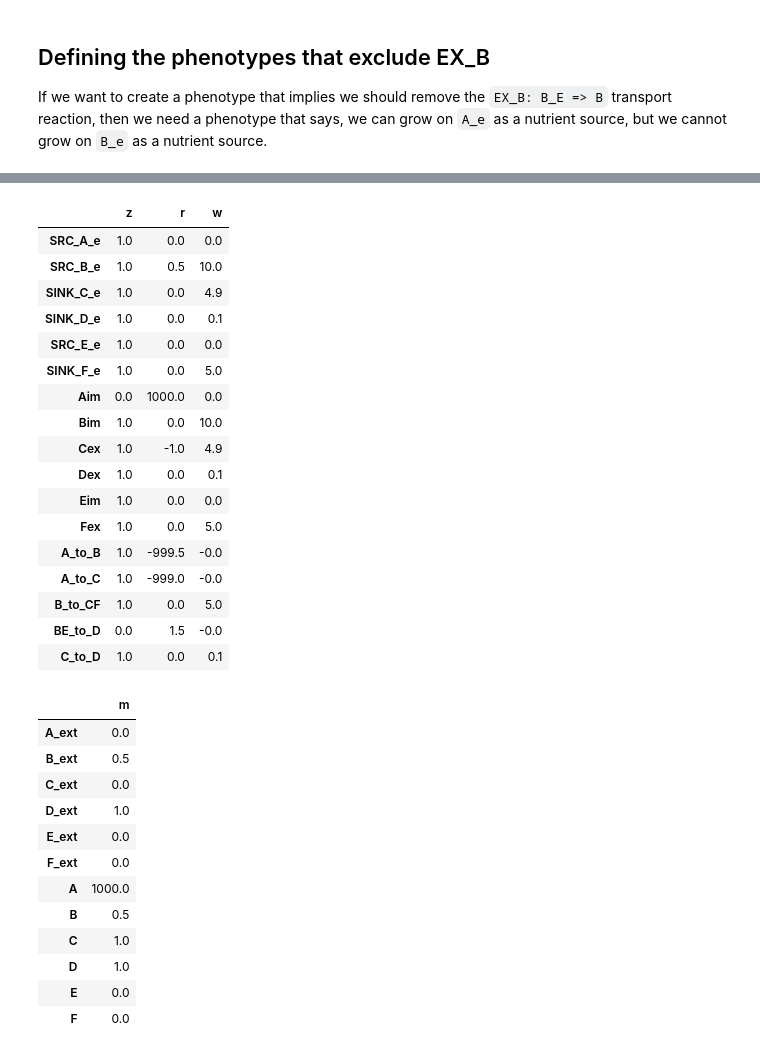
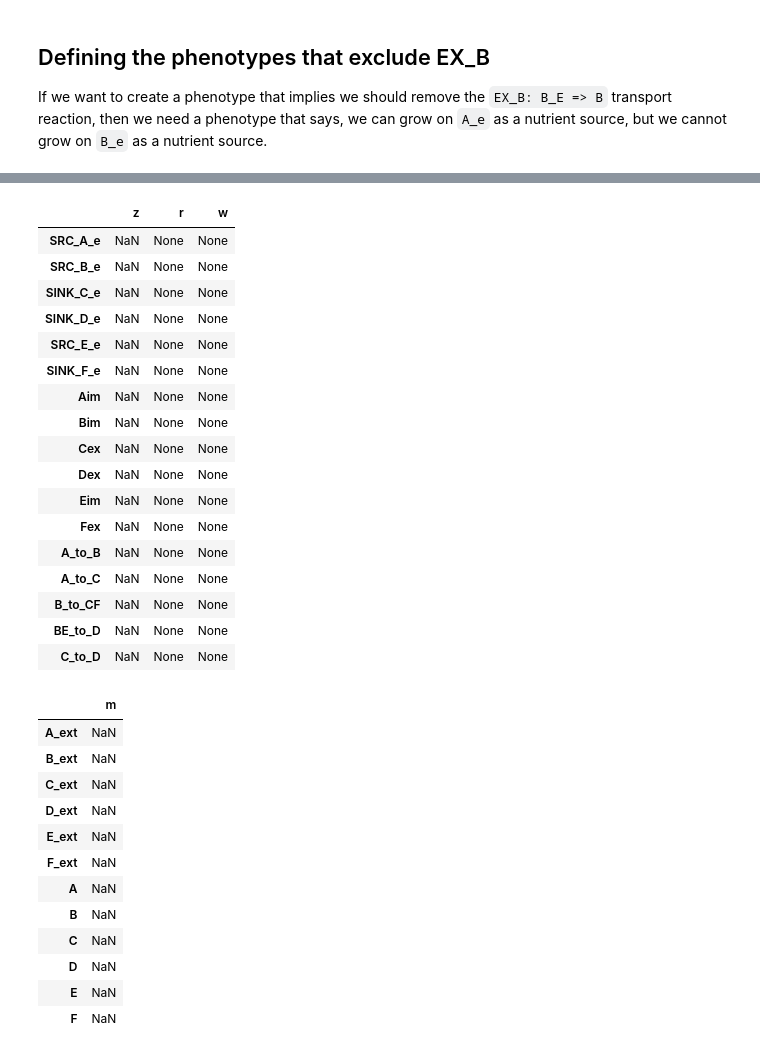
Before and after one commit to pnnl-predictive-phenomics/crop, a Jupyter notebook: docs/notebook/CROP_tests.ipynb, the cells around one changed output, grey strips where cells are left out. Drawn from its saved outputs; the diff is of its cells as text; code cells hidden in the pictures.

```diff
--- a/docs/notebook/CROP_tests.ipynb
+++ b/docs/notebook/CROP_tests.ipynb
@@ -344,9 +344,14 @@ dung_fba_partially_reduced = cvx.Problem(
             S@w             == 0,
             0               <= w,
             w               <= U@z,
+            1 == z[idx('SRC_A_e')],
+          1 == z[idx('Aim')],
+                   1 == z[idx('A_to_B')],
+            w[idx('SRC_A_e')] <= 10,
+            z[idx('SINK_C_e')] == 0,
             w[idx('SINK_D_e')]      >= minimal_growth,
             w[idx('SINK_F_e')]          >= atp_maintenance])
-dung_fba_partially_reduced.solve(solver=cvx.SCIPY, )
+dung_fba_partially_reduced.solve(solver=cvx.SCIPY, verbose=True )
 reactions = pd.DataFrame( z.value, index=rxns, columns=['z'])
 reactions['r'] = pd.Series(np.squeeze(np.asarray(r.value)),index=rxns)
 reactions['w'] = pd.Series(np.squeeze(np.asarray(w.value)),index=rxns)
@@ -357,34 +379,34 @@ display(metabolites)
 |  | z | r | w |
-| SRC_A_e | 1.0 | 0.0 | 0.0 |
-| SRC_B_e | 1.0 | 0.5 | 10.0 |
-| SINK_C_e | 1.0 | 0.0 | 4.9 |
-| SINK_D_e | 1.0 | 0.0 | 0.1 |
-| SRC_E_e | 1.0 | 0.0 | 0.0 |
-| SINK_F_e | 1.0 | 0.0 | 5.0 |
-| Aim | 0.0 | 1000.0 | 0.0 |
-| Bim | 1.0 | 0.0 | 10.0 |
-| Cex | 1.0 | -1.0 | 4.9 |
-| Dex | 1.0 | 0.0 | 0.1 |
-| Eim | 1.0 | 0.0 | 0.0 |
-| Fex | 1.0 | 0.0 | 5.0 |
-| A_to_B | 1.0 | -999.5 | -0.0 |
-| A_to_C | 1.0 | -999.0 | -0.0 |
-| B_to_CF | 1.0 | 0.0 | 5.0 |
-| BE_to_D | 0.0 | 1.5 | -0.0 |
-| C_to_D | 1.0 | 0.0 | 0.1 |
+| SRC_A_e | NaN | None | None |
+| SRC_B_e | NaN | None | None |
+| SINK_C_e | NaN | None | None |
+| SINK_D_e | NaN | None | None |
+| SRC_E_e | NaN | None | None |
+| SINK_F_e | NaN | None | None |
+| Aim | NaN | None | None |
+| Bim | NaN | None | None |
+| Cex | NaN | None | None |
+| Dex | NaN | None | None |
+| Eim | NaN | None | None |
+| Fex | NaN | None | None |
+| A_to_B | NaN | None | None |
+| A_to_C | NaN | None | None |
+| B_to_CF | NaN | None | None |
+| BE_to_D | NaN | None | None |
+| C_to_D | NaN | None | None |
 |  | m |
-| A_ext | 0.0 |
-| B_ext | 0.5 |
-| C_ext | 0.0 |
-| D_ext | 1.0 |
-| E_ext | 0.0 |
-| F_ext | 0.0 |
-| A | 1000.0 |
-| B | 0.5 |
-| C | 1.0 |
-| D | 1.0 |
-| E | 0.0 |
-| F | 0.0 |
+| A_ext | NaN |
+| B_ext | NaN |
+| C_ext | NaN |
+| D_ext | NaN |
+| E_ext | NaN |
+| F_ext | NaN |
+| A | NaN |
+| B | NaN |
+| C | NaN |
+| D | NaN |
+| E | NaN |
+| F | NaN |
 # %%
 builder = escher.Builder(
     map_json='ABC_extended_map.json',
```
Also changed, not shown: parts of 2 cells of this notebook.
